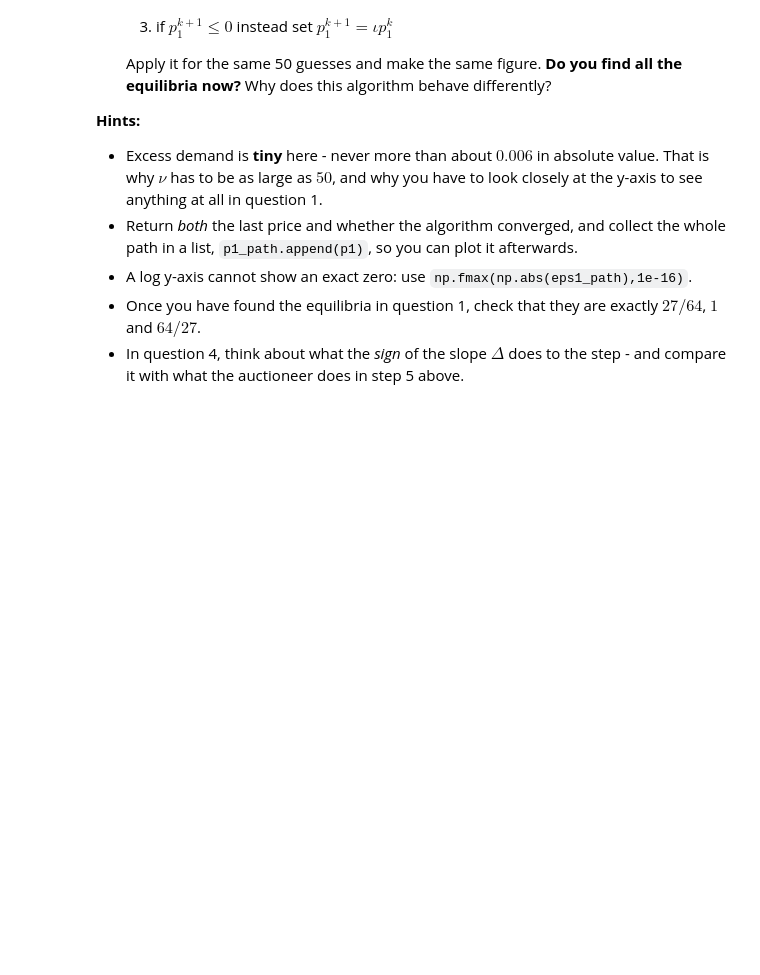
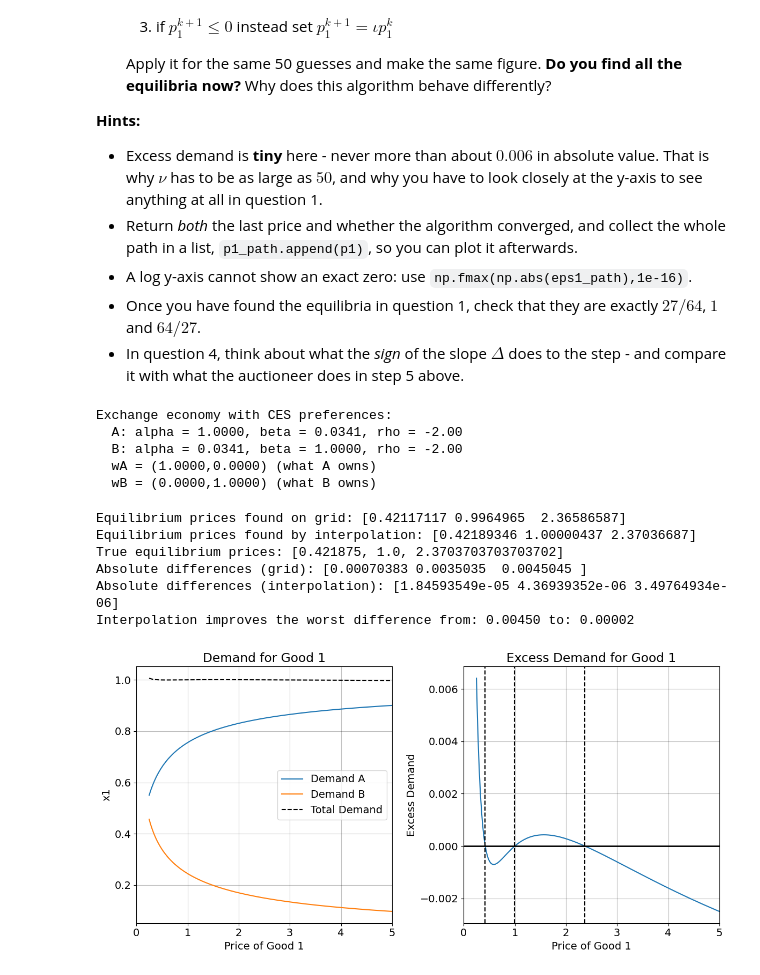
Before and after one commit to Matias-BF-Hall/ProgEcon-exclass, a Jupyter notebook: Summer2026/PS solutions/PS7.ipynb, the cells around one changed output. Saved outputs shown, nothing was run; the diff lists cells and outputs as text; code cells hidden in the pictures; blank space fills up the shorter version.

```diff
--- a/Summer2026/PS solutions/PS7.ipynb
+++ b/Summer2026/PS solutions/PS7.ipynb
@@ -512,4 +565,82 @@ print(model)
 * Once you have found the equilibria in question 1, check that they are exactly $27/64$, $1$ and $64/27$.
 * In question 4, think about what the *sign* of the slope $\Delta$ does to the step - and compare it with what the auctioneer does in step 5 above.
 # %%
-# write your own code here
+modelCES = ExchangeEconomyCES()
+print(modelCES)
+# %% [output]
+Exchange economy with CES preferences:
+  A: alpha = 1.0000, beta = 0.0341, rho = -2.00
+  B: alpha = 0.0341, beta = 1.0000, rho = -2.00
+  wA = (1.0000,0.0000) (what A owns)
+  wB = (0.0000,1.0000) (what B owns)
+# %%
+# 1. plot demand for good 1 and excess demand for good 1 as a function of price
+
+# create price grid
+p1_grid = np.linspace(0.25, 5, 1000)
+
+# compute demand and excess demand for good 1
+x1A, X2A = modelCES.demand_A(p1_grid)
+X1B, X2B = modelCES.demand_B(p1_grid)
+eps1, eps2 = modelCES.excess_demand(p1_grid)
+
+# find all points where excess demand is zero (i.e. equilibria) by looking at sign-changes
+# first find all indices where excess demand changes sign
+# np.sign(eps1) gives an array of the signs of the excess demand values, and np.diff computes the difference between consecutive elements.
+# If the sign changes, the difference will be non-zero. np.where returns the indices where this condition is true i.e. everywhere np.diff is non-zero.
+sign_changes = np.where(np.diff(np.sign(eps1)))[0]
+# then find the corresponding prices by indexing with the Boolean array
+eq_prices = p1_grid[sign_changes]
+# for the graph this is fine, but since we are on a grid we don't get the exact equilibrium price. We could interpolate to find a more accurate value
+# formular for linear interpolation between two points (x0,y0) and (x1,y1): y = y0 + (x-x0)*(y1-y0)/(x1-x0), where y is an unknown value between y0 and y1, and x is set to the value we want it to be, in this case 0.
+# here our y is the price and x is the excess demand (why x=0? because we want to find the price where excess demand is zero, i.e. the equilibrium price)
+# we add on the the signs_change index to get the next point in the grid, and we use the excess demand at those two points to interpolate the price where excess demand is zero.
+eq_prices_interp = p1_grid[sign_changes] + (
+    (0-eps1[sign_changes])*(p1_grid[sign_changes + 1] - p1_grid[sign_changes])/(eps1[sign_changes + 1] - eps1[sign_changes]))
+
+# from the lecture solution I have gotten the true equilibrium price
+true_eq_price = [27/64,1.0,64/27]
+
+# we can see how the interpolated values got closer to the true answer. Although since we are still on a grid, we will never get the exact answer.
+diff_eq_prices = np.abs(eq_prices - true_eq_price)
+diff_eq_prices_interp = np.abs(eq_prices_interp - true_eq_price)
+print(f"Equilibrium prices found on grid: {eq_prices}")
+print(f"Equilibrium prices found by interpolation: {eq_prices_interp}")
+print(f"True equilibrium prices: {true_eq_price}")
+print(f"Absolute differences (grid): {diff_eq_prices}")
+print(f"Absolute differences (interpolation): {diff_eq_prices_interp}")
+print(f"Interpolation improves the worst difference from: {np.max(diff_eq_prices):.5f} to: {np.max(diff_eq_prices_interp):.5f}")
+# as we see below the interpolation improves the accuracy from 2 to 4 decimal points. This is a good example of how interpolation can be used to improve the accuracy of numerical solutions.
+
+# plot demand and excess demand for good 1
+fig, axs = plt.subplots(1, 2, figsize=(12, 6))
+axs[0].plot(p1_grid, x1A, label='Demand A')
+axs[0].plot(p1_grid, X1B, label='Demand B')
+axs[0].plot(p1_grid, x1A + X1B, label='Total Demand', ls='--', color='black')
+axs[0].set_xlabel('Price of Good 1')
+axs[0].set_ylabel('x1')
+axs[0].set_title('Demand for Good 1')
+axs[0].set_xlim(0, 5)
+axs[0].legend()
+axs[0].grid(True)
+
+axs[1].plot(p1_grid, eps1, label='Excess Demand for good 1')
+axs[1].axhline(0, color='black', lw=2) # horizontal line at zero, i.e. no excess demand(equilibria and possible solutions)
+for eq_price in eq_prices:
+    axs[1].axvline(eq_price, color='black', ls='--', label=f'Equilibrium Price: {eq_price:.2f}') # vertical line at equilibrium price(s)
+axs[1].set_xlabel('Price of Good 1')
+axs[1].set_xlim(0, 5)
+axs[1].set_ylabel('Excess Demand')
+axs[1].set_title('Excess Demand for Good 1')
+axs[1].grid(True)
+
+fig.tight_layout()
+plt.show()
+# %% [output]
+Equilibrium prices found on grid: [0.42117117 0.9964965  2.36586587]
+Equilibrium prices found by interpolation: [0.42189346 1.00000437 2.37036687]
+True equilibrium prices: [0.421875, 1.0, 2.3703703703703702]
+Absolute differences (grid): [0.00070383 0.0035035  0.0045045 ]
+Absolute differences (interpolation): [1.84593549e-05 4.36939352e-06 3.49764934e-06]
+Interpolation improves the worst difference from: 0.00450 to: 0.00002
+[figure, added]
```
Also changed, not shown: parts of 3 cells of this notebook, 1 other file.
